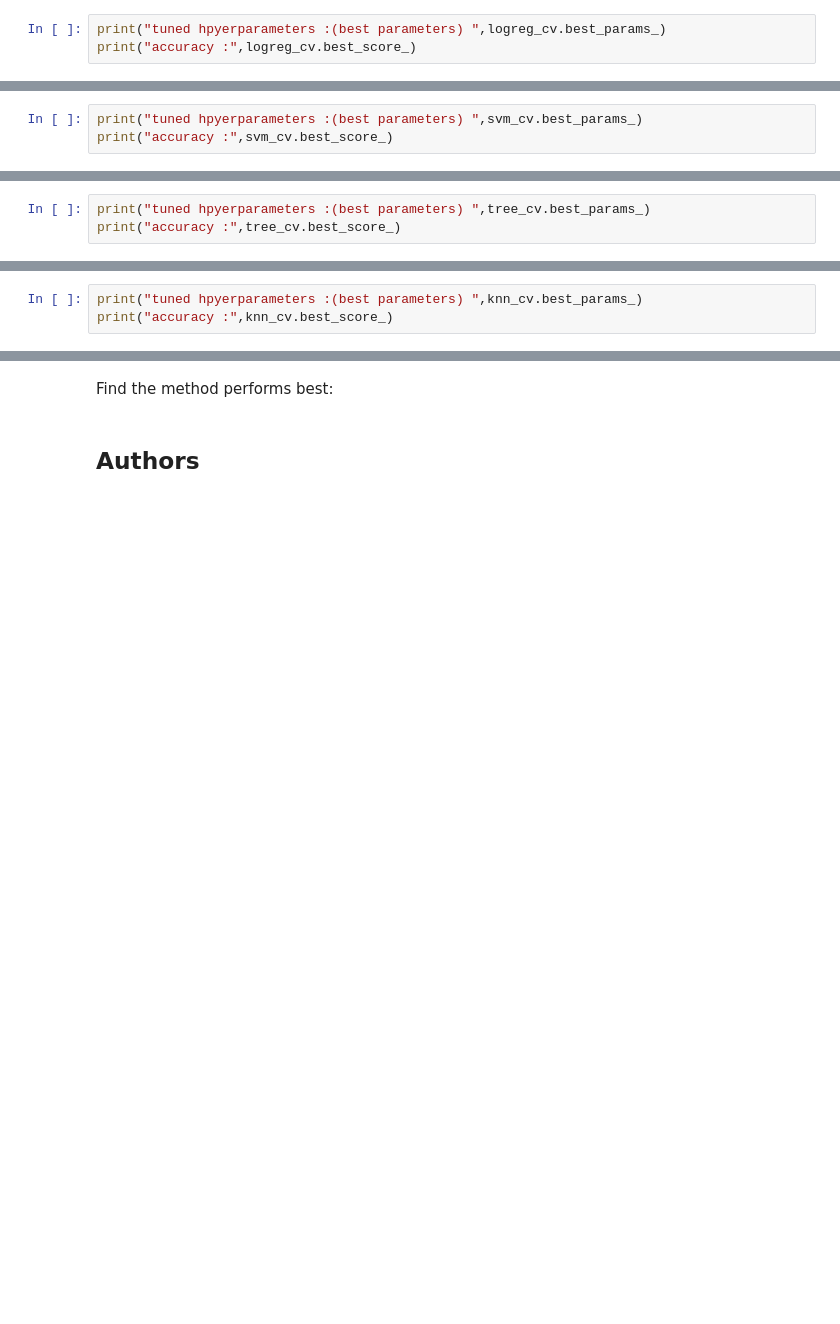
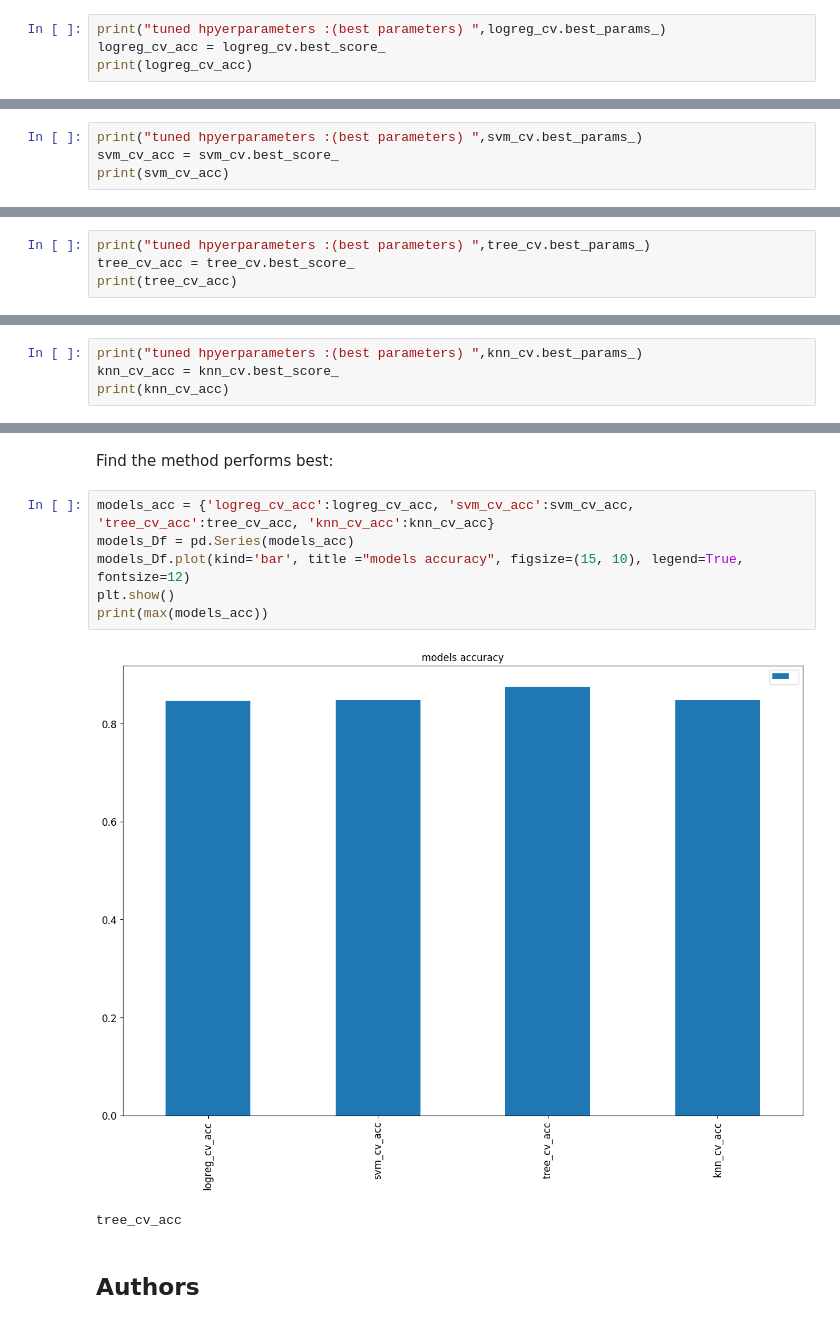
Before and after one commit to mazensomran/Applied-Data-Science-Capstone, a Jupyter notebook: SpaceX Machine Learning Prediction .ipynb, the cells around one changed output, grey strips where cells are left out. Saved outputs shown, nothing was run; the diff lists cells and outputs as text; blank space fills up the shorter version.

```diff
--- a/SpaceX Machine Learning Prediction .ipynb
+++ b/SpaceX Machine Learning Prediction .ipynb
@@ -180,6 +180,7 @@ GridSearchCV(cv=10, estimator=LogisticRegression(),
 We output the <code>GridSearchCV</code> object for logistic regression. We display the best parameters using the data attribute <code>best_params\_</code> and the accuracy on the validation data using the data attribute <code>best_score\_</code>.
 # %%
 print("tuned hpyerparameters :(best parameters) ",logreg_cv.best_params_)
-print("accuracy :",logreg_cv.best_score_)
+logreg_cv_acc = logreg_cv.best_score_
+print(logreg_cv_acc)
 # %% [output]
 tuned hpyerparameters :(best parameters)  {'C': 0.01, 'penalty': 'l2', 'solver': 'lbfgs'}
@@ -223,6 +224,7 @@ GridSearchCV(cv=10, estimator=SVC(),
                          'kernel': ('linear', 'rbf', 'poly', 'rbf', 'sigmoid')})
 # %%
 print("tuned hpyerparameters :(best parameters) ",svm_cv.best_params_)
-print("accuracy :",svm_cv.best_score_)
+svm_cv_acc = svm_cv.best_score_
+print(svm_cv_acc)
 # %% [output]
 tuned hpyerparameters :(best parameters)  {'C': 1.0, 'gamma': 0.03162277660168379, 'kernel': 'sigmoid'}
@@ -286,5 +288,6 @@ GridSearchCV(cv=10, estimator=DecisionTreeClassifier(),
                          'splitter': ['best', 'random']})
 # %%
 print("tuned hpyerparameters :(best parameters) ",tree_cv.best_params_)
-print("accuracy :",tree_cv.best_score_)
+tree_cv_acc = tree_cv.best_score_
+print(tree_cv_acc)
 # %% [output]
@@ -326,6 +329,7 @@ GridSearchCV(cv=10, estimator=KNeighborsClassifier(),
                          'p': [1, 2]})
 # %%
 print("tuned hpyerparameters :(best parameters) ",knn_cv.best_params_)
-print("accuracy :",knn_cv.best_score_)
+knn_cv_acc = knn_cv.best_score_
+print(knn_cv_acc)
 # %% [output]
 tuned hpyerparameters :(best parameters)  {'algorithm': 'auto', 'n_neighbors': 10, 'p': 1}
@@ -351,6 +355,15 @@ plot_confusion_matrix(y_test,yhat)
 ## TASK  12
 # %% [markdown]
 Find the method performs best:
+# %%
+models_acc = {'logreg_cv_acc':logreg_cv_acc, 'svm_cv_acc':svm_cv_acc, 'tree_cv_acc':tree_cv_acc, 'knn_cv_acc':knn_cv_acc}
+models_Df = pd.Series(models_acc)
+models_Df.plot(kind='bar', title ="models accuracy", figsize=(15, 10), legend=True, fontsize=12)
+plt.show()
+print(max(models_acc))
+# %% [output]
+[figure, added]
+tree_cv_acc
 # %% [markdown]
 ## Authors
 # %% [markdown]
```
Also changed, not shown: parts of 6 cells of this notebook.
